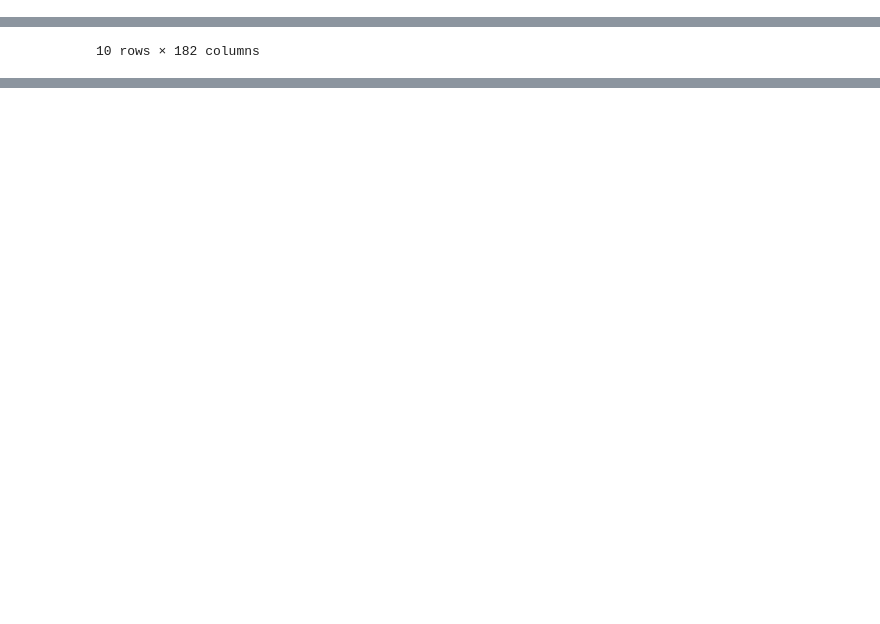
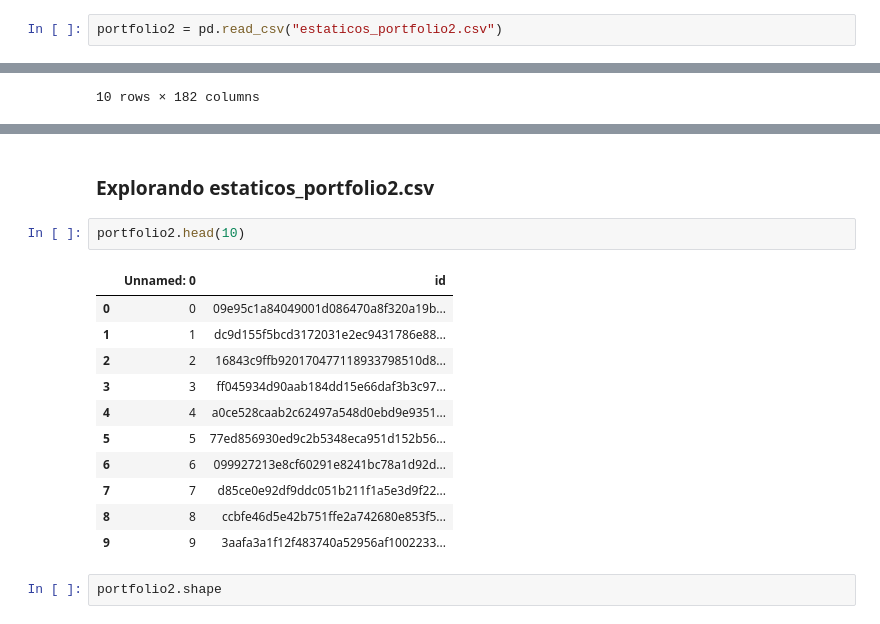
Before and after one commit to pralineso/desafio_final, a Jupyter notebook: main.ipynb, the cells around one changed output, grey strips where cells are left out. Cells and saved outputs as stored; diff of their text form; blank space fills up the shorter version.

```diff
--- a/main.ipynb
+++ b/main.ipynb
@@ -13,0 +34,2 @@ mercado = pd.read_csv('estaticos_market.csv/estaticos_market.csv', sep = ',')
+# %%
+portfolio2 = pd.read_csv("estaticos_portfolio2.csv")
@@ -79,0 +269,18 @@ portifolio1.
+# %% [markdown]
+### Explorando estaticos_portfolio2.csv
+# %%
+portfolio2.head(10)
+# %% [output]
+|  | Unnamed: 0 | id |
+| 0 | 0 | 09e95c1a84049001d086470a8f320a19b... |
+| 1 | 1 | dc9d155f5bcd3172031e2ec9431786e88... |
+| 2 | 2 | 16843c9ffb920170477118933798510d8... |
+| 3 | 3 | ff045934d90aab184dd15e66daf3b3c97... |
+| 4 | 4 | a0ce528caab2c62497a548d0ebd9e9351... |
+| 5 | 5 | 77ed856930ed9c2b5348eca951d152b56... |
+| 6 | 6 | 099927213e8cf60291e8241bc78a1d92d... |
+| 7 | 7 | d85ce0e92df9ddc051b211f1a5e3d9f22... |
+| 8 | 8 | ccbfe46d5e42b751ffe2a742680e853f5... |
+| 9 | 9 | 3aafa3a1f12f483740a52956af1002233... |
+# %%
+portfolio2.shape
```
Also changed, not shown: parts of 46 cells of this notebook.
